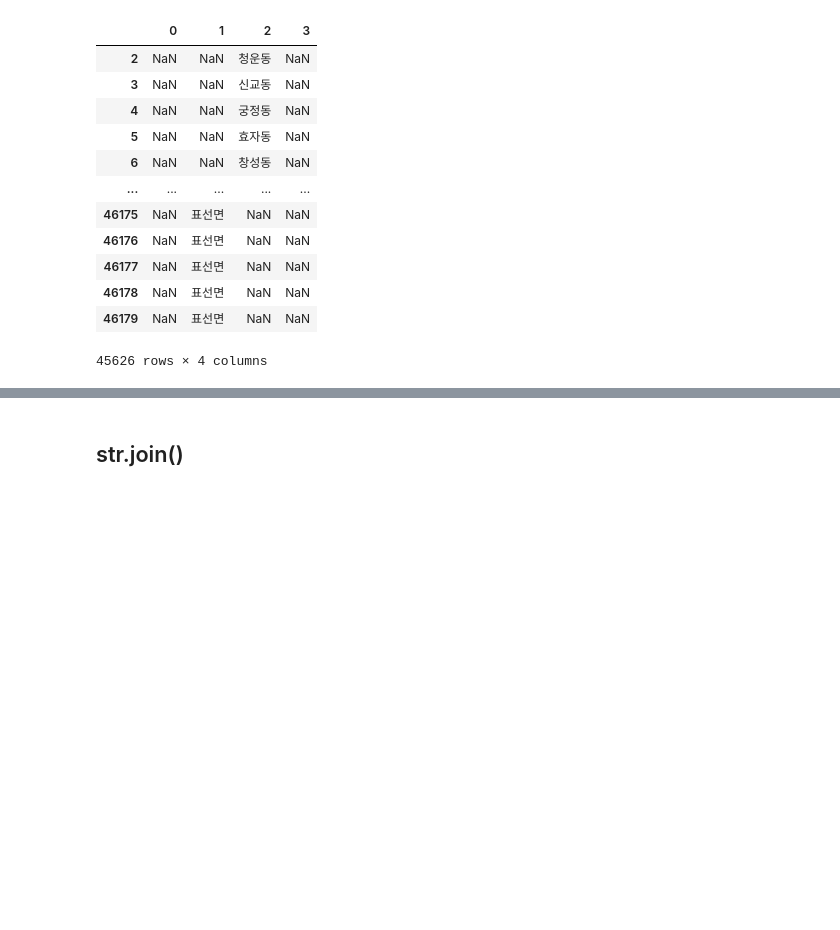
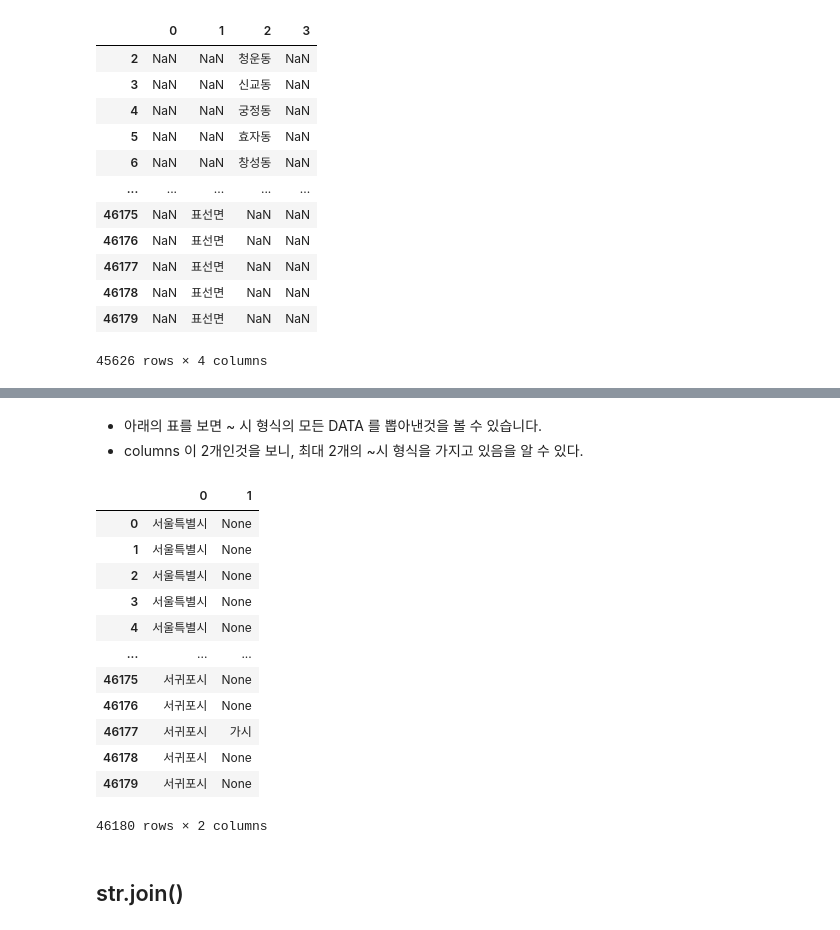
Before and after one commit to hana-dool/Data_Processing, a Jupyter notebook: 3.Pandas String.ipynb, the cells around one changed output, grey strips where cells are left out. Cells and saved outputs as stored; diff of their text form; code cells hidden in the pictures; blank space fills up the shorter version.

```diff
--- a/3.Pandas String.ipynb
+++ b/3.Pandas String.ipynb
@@ -341,3 +362,22 @@ df['법정동명'].str.extract('(\w*읍)|( \w*면)|( \w*동)|(\w*\d+가)').dropn
+# %% [markdown]
+- 아래의 표를 보면 ~ 시 형식의 모든 DATA 를 뽑아낸것을 볼 수 있습니다.
+- columns 이 2개인것을 보니, 최대 2개의 ~시 형식을 가지고 있음을 알 수 있다.
+# %%
+pd.DataFrame(df['법정동명'].str.findall('(\w*시)').tolist())
+# %% [output]
+|  | 0 | 1 |
+| 0 | 서울특별시 | None |
+| 1 | 서울특별시 | None |
+| 2 | 서울특별시 | None |
+| 3 | 서울특별시 | None |
+| 4 | 서울특별시 | None |
+| ... | ... | ... |
+| 46175 | 서귀포시 | None |
+| 46176 | 서귀포시 | None |
+| 46177 | 서귀포시 | 가시 |
+| 46178 | 서귀포시 | None |
+| 46179 | 서귀포시 | None |
+46180 rows × 2 columns
 # %% [markdown]
 ## str.join()
 # %%
```
Also changed, not shown: parts of 118 cells of this notebook, 2 other files.
